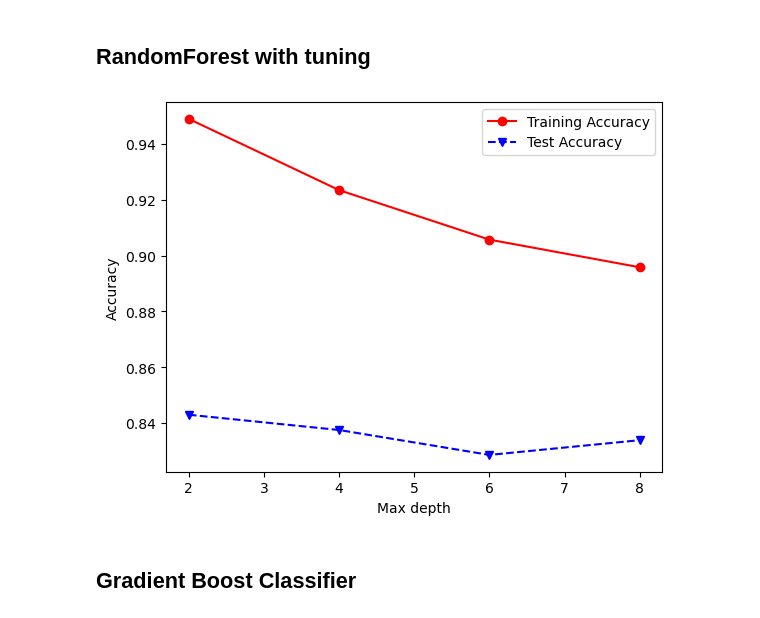
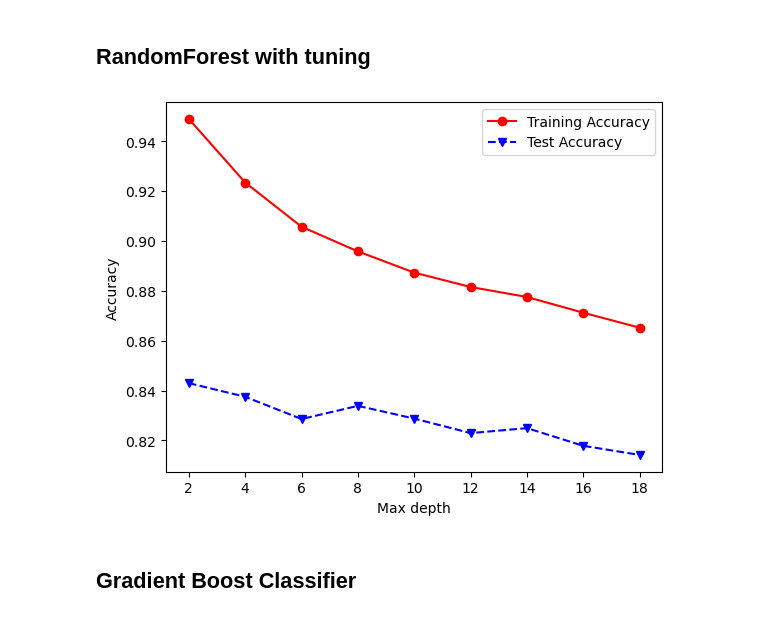
Before and after one commit to AlbertNg02/food-insecurity-prediction, a Jupyter notebook: data_explore.ipynb, the cells around one changed output. Cells and saved outputs as stored; diff of their text form; code cells hidden in the pictures.

```diff
--- a/data_explore.ipynb
+++ b/data_explore.ipynb
@@ -441,35 +441,35 @@ from sklearn.metrics import accuracy_score
 #########################################
 
 # maxdepths = [2,3,4,5,6,7,8,9,10,15,20,25,30,35,40,45,50]
 # maxdepths = [2,3,4,5,6,7,8,9,10]
-min_samples_splits= np.arange(2,10,2)
+min_samples_splits= np.arange(2,20,2)
 
 trainAcc = np.zeros(len(min_samples_splits))
 testAcc = np.zeros(len(min_samples_splits))
 
 
 
 index = 0
 for min_samples_split in min_samples_splits:
     clf = make_pipeline(preprocessor, RandomForestClassifier(min_samples_split=min_samples_split, random_state=0, max_depth=20))
     clf = clf.fit(data_train, target_train)
     Y_predTrain = clf.predict(data_train)
     Y_predTest = clf.predict(data_test)
     trainAcc[index] = accuracy_score(target_train, Y_predTrain)
     testAcc[index] = accuracy_score(target_test, Y_predTest)
     index += 1
 
 #########################################
 # Plot of training and test accuracies
 #########################################
 
 plt.plot(min_samples_splits,trainAcc,'ro-',min_samples_splits,testAcc,'bv--')
 plt.legend(['Training Accuracy','Test Accuracy'])
 plt.xlabel('Max depth')
 plt.ylabel('Accuracy')
 highest_accuracy["high_forest"] =max(testAcc)
 # %% [output]
-[figure, old version]
+[figure, new version]
 # %% [markdown]
 ## Gradient Boost Classifier
 # %%
```
